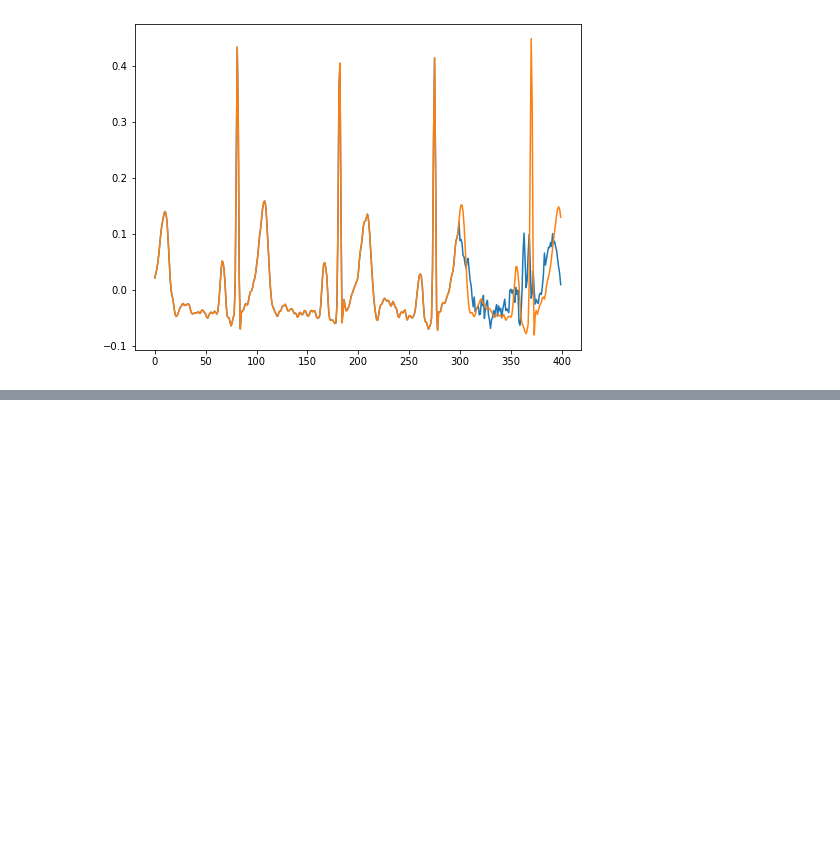
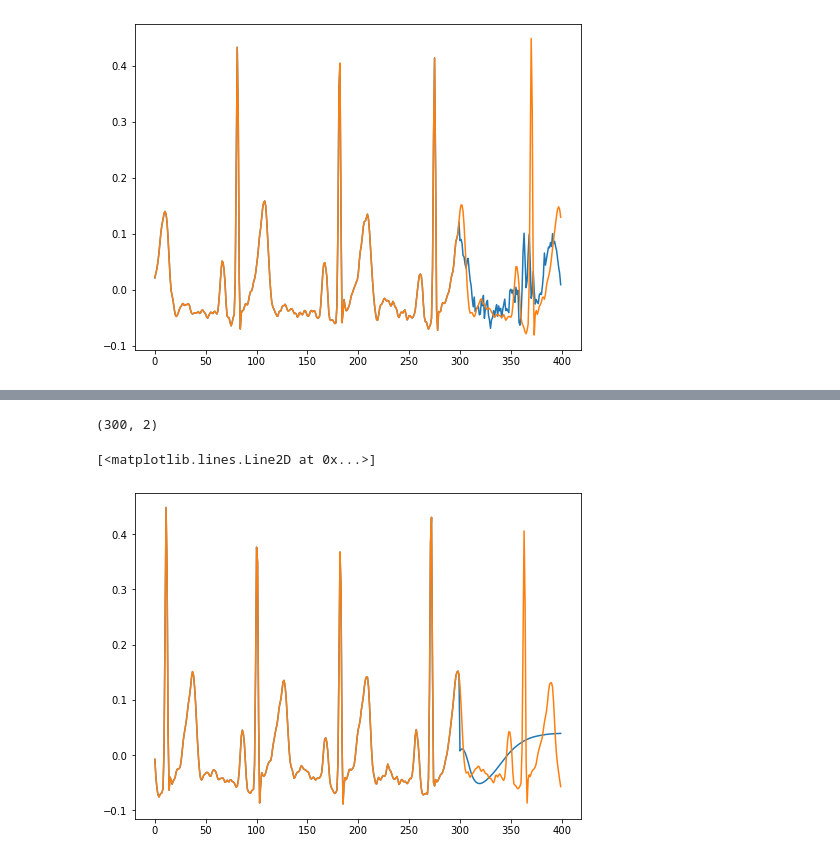
Before and after one commit to thevizzerd/two-hearts, a Jupyter notebook: 02_2D_two-hearts.ipynb, the cells around one changed output, grey strips where cells are left out. Drawn from its saved outputs; the diff is of its cells as text; code cells hidden in the pictures; blank space fills up the shorter version.

```diff
--- a/02_2D_two-hearts.ipynb
+++ b/02_2D_two-hearts.ipynb
@@ -478,0 +485,21 @@ for i in range(len(X)):
+# %%
+# Data split
+print(X.shape,y.shape)
+
+num_train_samples = int(0.5 * len(X))
+num_val_samples = int(0.25 * len(X))
+num_test_samples = len(X) - num_train_samples - num_val_samples
+print("num_train_samples:", num_train_samples)
+print("num_val_samples:", num_val_samples)
+print("num_test_samples:", num_test_samples)
+
+X_train = X[:num_train_samples]
+y_train = y[:num_train_samples]
+X_vali =  X[num_train_samples:(num_train_samples+num_val_samples)]
+y_vali = y[num_train_samples:(num_train_samples+num_val_samples)]
+X_test = X[(num_train_samples+num_val_samples):]
+y_test = y[(num_train_samples+num_val_samples):]
+
+print(len(X_train))
+print(len(X_vali))
+print(len(X_test))
@@ -478,0 +569,17 @@ for i in range(len(X)):
+# %%
+#print(X_test[1,:,:])
+print(X_test[1].shape)
+
+# demonstrate training
+yhat = model.predict(X_train,batch_size=10)
+
+trial = 8
+test = np.append(X_train[trial,:,0],yhat[trial,:,0])
+test2 = np.append(X_train[trial,:,0],y_train[trial,:,0])
+
+plt.plot(test)
+plt.plot(test2)
+# %% [output]
+(300, 2)
+[<matplotlib.lines.Line2D at 0x...>]
+[figure, added]
```
Also changed, not shown: parts of 22 cells of this notebook.
